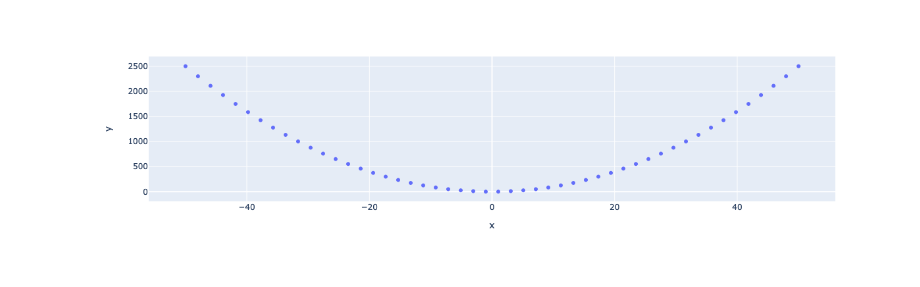
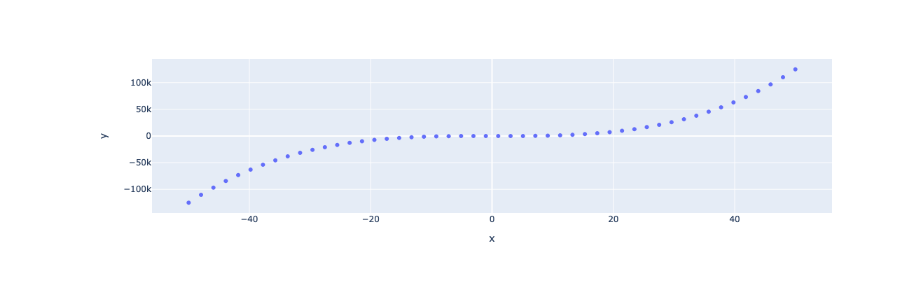
Before and after one commit to lroussea/my-notebooks-repo, a Jupyter notebook: experiment1.ipynb, the cells around one changed output. Drawn from its saved outputs; the diff is of its cells as text; code cells hidden in the pictures.

```diff
--- a/experiment1.ipynb
+++ b/experiment1.ipynb
@@ -8,7 +8,7 @@ x = np.linspace(start=-50, stop=50)
 
 # y-axis data points
 
-y = x ** 2
+y = x ** 3
 
 # define the plot
 
@@ -20 +19 @@ fig.show()
-[figure, old version]
+[figure, new version]
```
Also changed, not shown: parts of 1 cell of this notebook.
